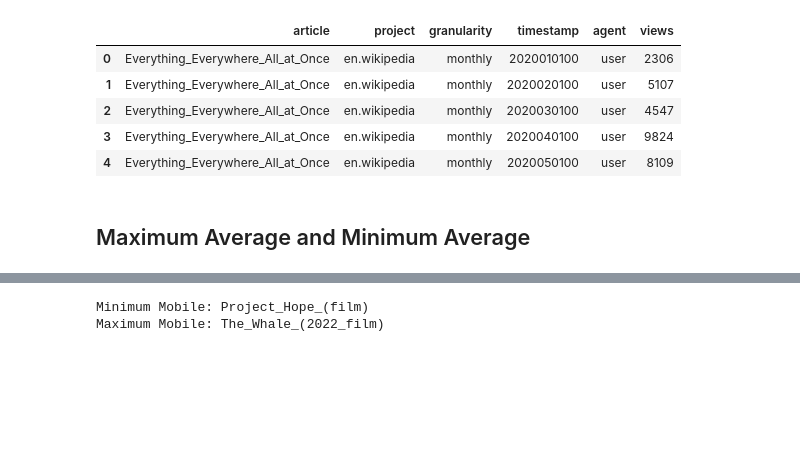
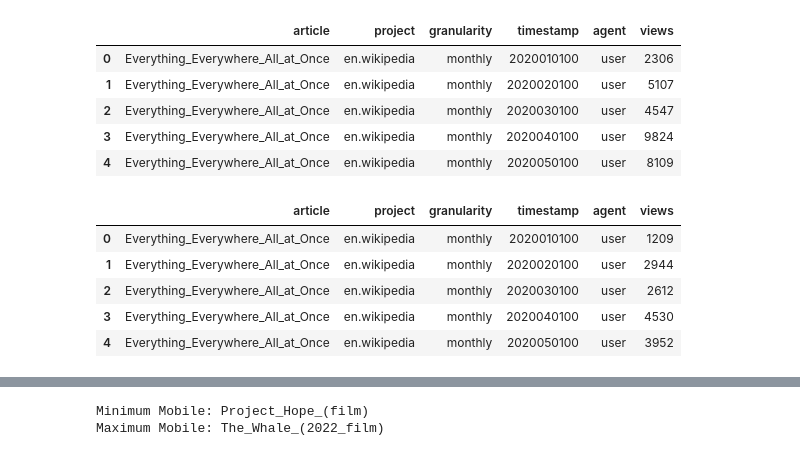
Before and after one commit to saumya-nauni/data-512-homework_1, a Jupyter notebook: analysis.ipynb, the cells around one changed output, grey strips where cells are left out. Drawn from its saved outputs; the diff is of its cells as text; code cells hidden in the pictures; blank space fills up the shorter version.

```diff
--- a/analysis.ipynb
+++ b/analysis.ipynb
@@ -54,5 +62,12 @@ df_mobile.head()
 | 2 | Everything_Everywhere_All_at_Once | en.wikipedia | monthly | 2020030100 | user | 4547 |
 | 3 | Everything_Everywhere_All_at_Once | en.wikipedia | monthly | 2020040100 | user | 9824 |
 | 4 | Everything_Everywhere_All_at_Once | en.wikipedia | monthly | 2020050100 | user | 8109 |
-# %% [markdown]
-## Maximum Average and Minimum Average
+# %%
+df_desktop.head()
+# %% [output]
+|  | article | project | granularity | timestamp | agent | views |
+| 0 | Everything_Everywhere_All_at_Once | en.wikipedia | monthly | 2020010100 | user | 1209 |
+| 1 | Everything_Everywhere_All_at_Once | en.wikipedia | monthly | 2020020100 | user | 2944 |
+| 2 | Everything_Everywhere_All_at_Once | en.wikipedia | monthly | 2020030100 | user | 2612 |
+| 3 | Everything_Everywhere_All_at_Once | en.wikipedia | monthly | 2020040100 | user | 4530 |
+| 4 | Everything_Everywhere_All_at_Once | en.wikipedia | monthly | 2020050100 | user | 3952 |
```
Also changed, not shown: parts of 7 cells of this notebook, 1 other file.
